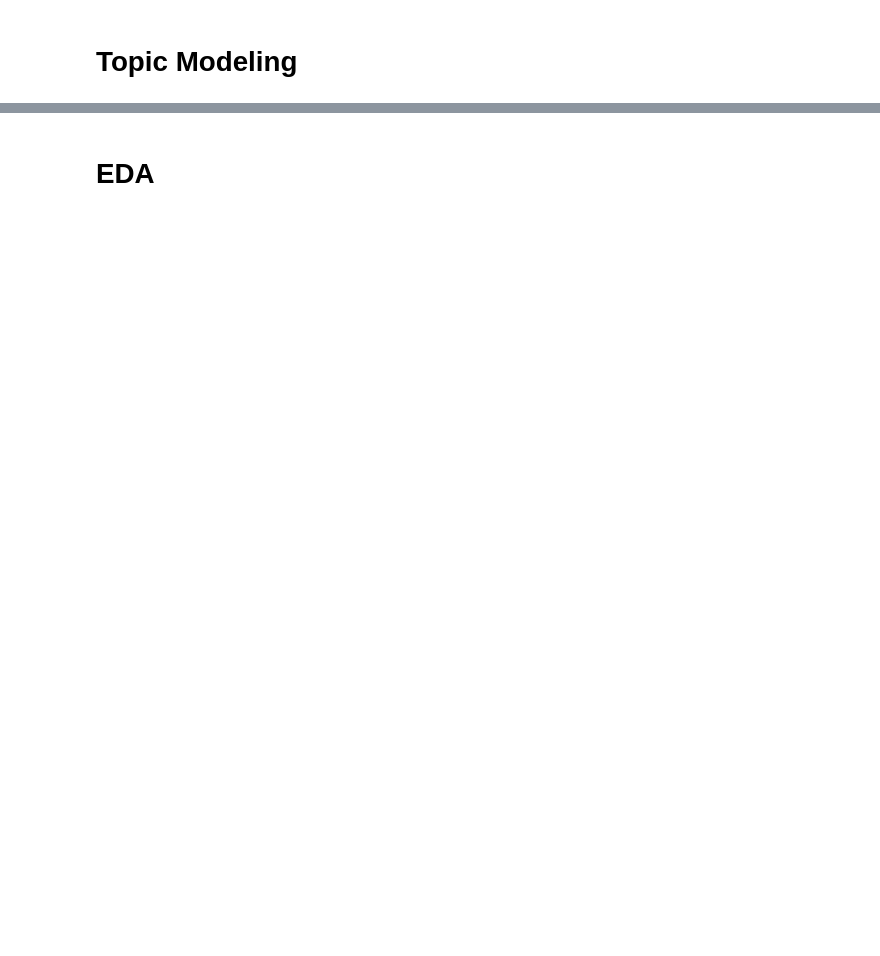
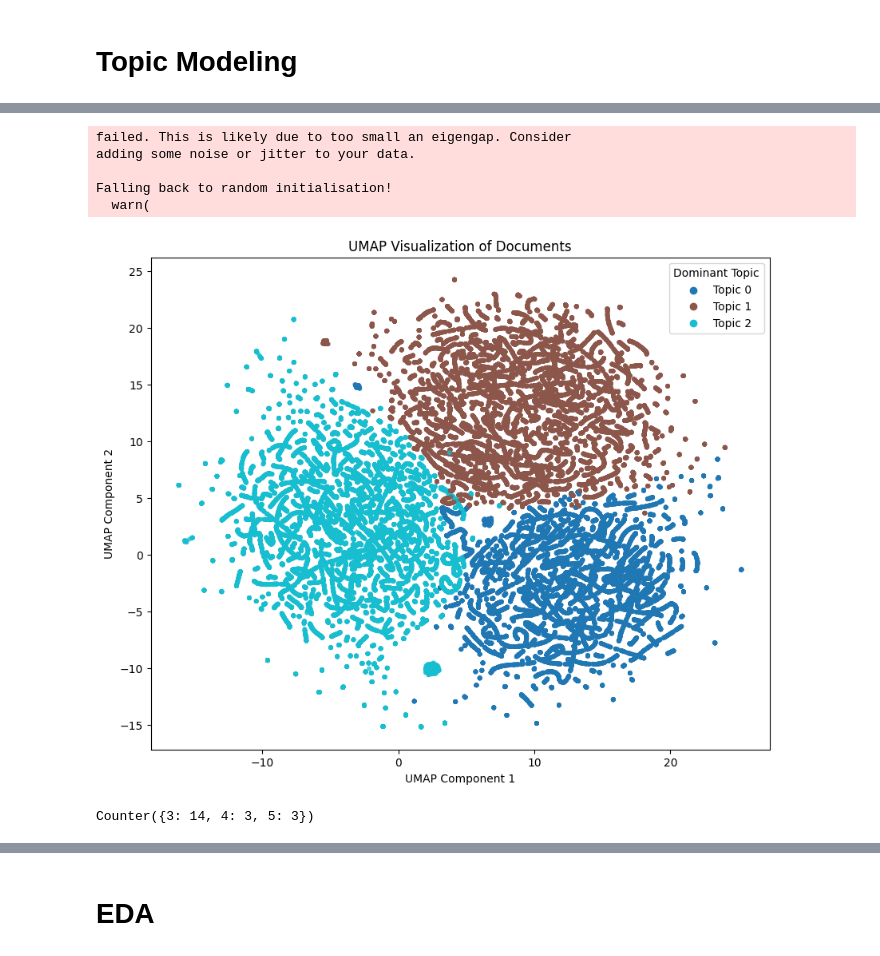
Before and after one commit to cyh002/US-Election-2020-Analytics, a Jupyter notebook: US-Election-2020-Analytics.ipynb, the cells around one changed output, grey strips where cells are left out. Cells and saved outputs as stored; diff of their text form; code cells hidden in the pictures; blank space fills up the shorter version.

```diff
--- a/US-Election-2020-Analytics.ipynb
+++ b/US-Election-2020-Analytics.ipynb
@@ -52 +141,15 @@ pyLDAvis.display(biden_count_display)
+# %%
+biden_doc_matrix =  train_model.document_topic_matrix(biden_top_models[0][0], biden_tfidf_dtm)
+train_model.umap_visualization(biden_doc_matrix)
+# %% [output]
+failed. This is likely due to too small an eigengap. Consider
+adding some noise or jitter to your data.
+
+Falling back to random initialisation!
+  warn(
+[figure, added]
+# %%
+Counter(biden_optimal_topic_list)
+# %% [output]
+Counter({3: 14, 4: 3, 5: 3})
 # %%
```
Also changed, not shown: parts of 41 cells of this notebook, 2 other files.
